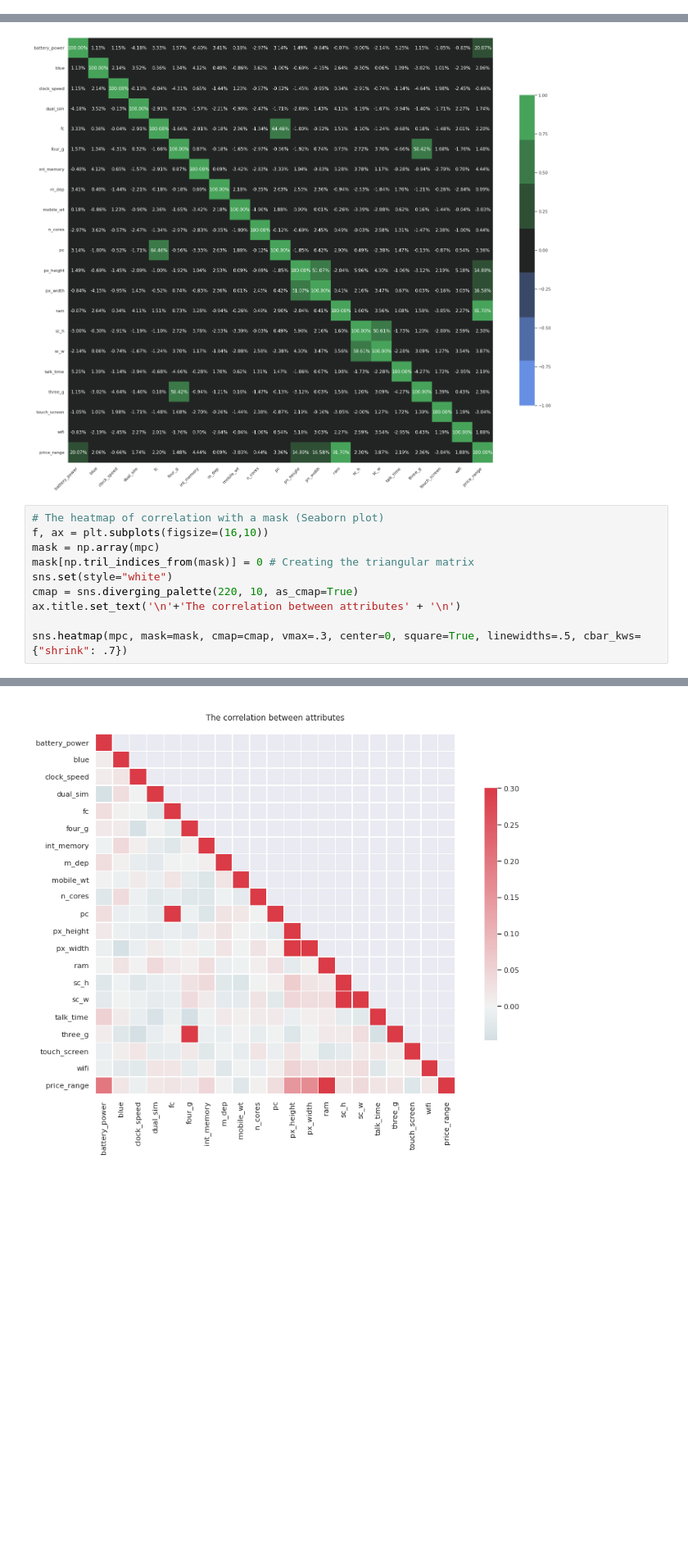
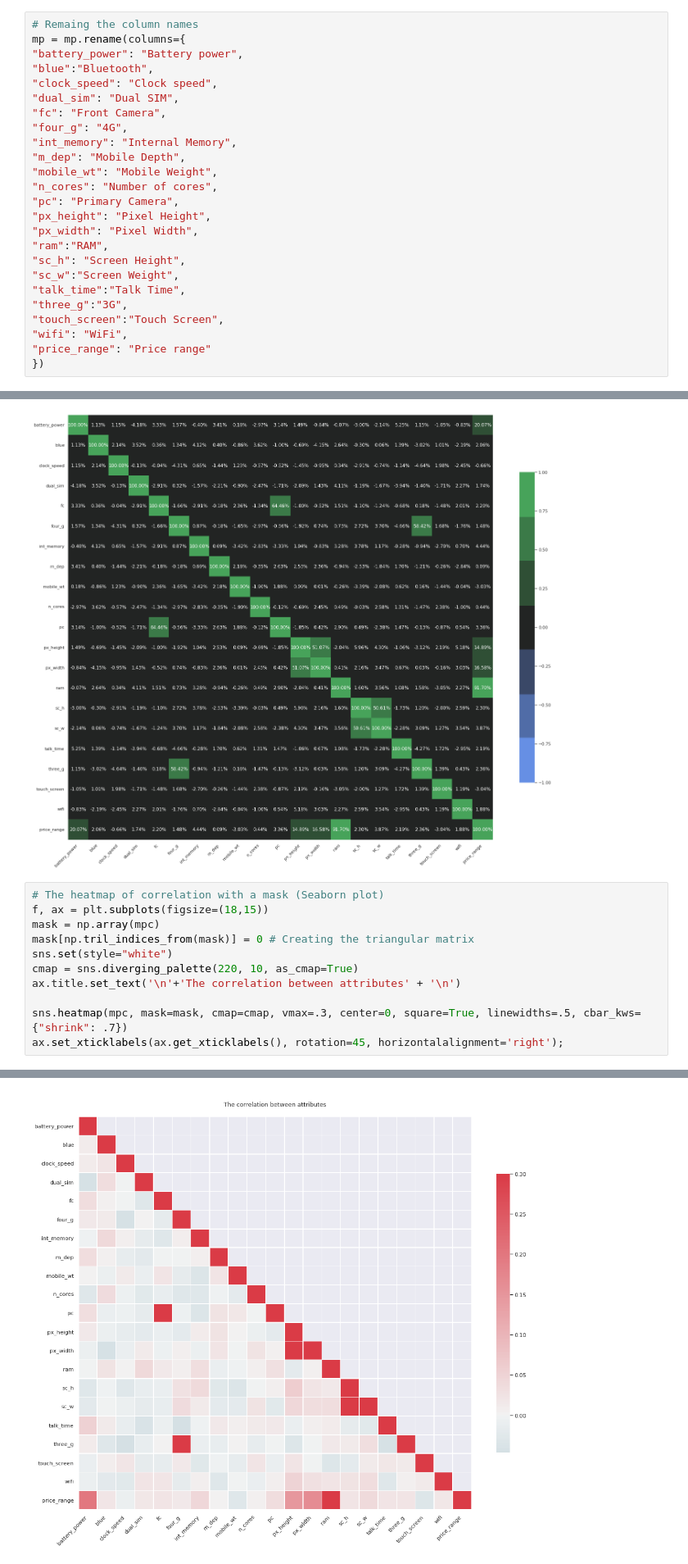
Before and after one commit to slawomirzurek/Data_Analysis_and_Programming_in_Python, a Jupyter notebook: Task.ipynb, the cells around one changed output, grey strips where cells are left out. Shown at 82% size. Saved outputs shown, nothing was run; the diff lists cells and outputs as text; blank space fills up the shorter version.

```diff
--- a/Task.ipynb
+++ b/Task.ipynb
@@ -39,4 +51,29 @@ mp.head(15)
 15 rows × 21 columns
+# %%
+# Remaing the column names
+mp = mp.rename(columns={
+"battery_power": "Battery power",
+"blue":"Bluetooth",
+"clock_speed": "Clock speed",
+"dual_sim": "Dual SIM",
+"fc": "Front Camera",
+"four_g": "4G",
+"int_memory": "Internal Memory",
+"m_dep": "Mobile Depth",
+"mobile_wt": "Mobile Weight",
+"n_cores": "Number of cores",
+"pc": "Primary Camera",
+"px_height": "Pixel Height",
+"px_width": "Pixel Width",
+"ram":"RAM",
+"sc_h": "Screen Height",
+"sc_w":"Screen Weight",
+"talk_time":"Talk Time",
+"three_g":"3G",
+"touch_screen":"Touch Screen",
+"wifi": "WiFi",
+"price_range": "Price range"
+})
 # %%
 # Checking the datatypes
 mp.dtypes
@@ -252,7 +299,7 @@ ax.set_xticklabels(ax.get_xticklabels(), rotation=45, horizontalalignment='right
 [figure]
 # %%
 # The heatmap of correlation with a mask (Seaborn plot)
-f, ax = plt.subplots(figsize=(16,10))
+f, ax = plt.subplots(figsize=(18,15))
 mask = np.array(mpc)
 mask[np.tril_indices_from(mask)] = 0 # Creating the triangular matrix
 sns.set(style="white")
@@ -260,4 +307,5 @@ cmap = sns.diverging_palette(220, 10, as_cmap=True)
 ax.title.set_text('\n'+'The correlation between attributes' + '\n')
 
 sns.heatmap(mpc, mask=mask, cmap=cmap, vmax=.3, center=0, square=True, linewidths=.5, cbar_kws={"shrink": .7})
+ax.set_xticklabels(ax.get_xticklabels(), rotation=45, horizontalalignment='right');
 # %% [output]
@@ -265,4 +312,4 @@ sns.heatmap(mpc, mask=mask, cmap=cmap, vmax=.3, center=0, square=True, linewidth
-[figure, old version]
+[figure, new version]
 # %%
 # The correlation between variables and the grouped price_range variable
 f, ax = plt.subplots(figsize=(13,10))
```
Also changed, not shown: parts of 23 cells of this notebook.
